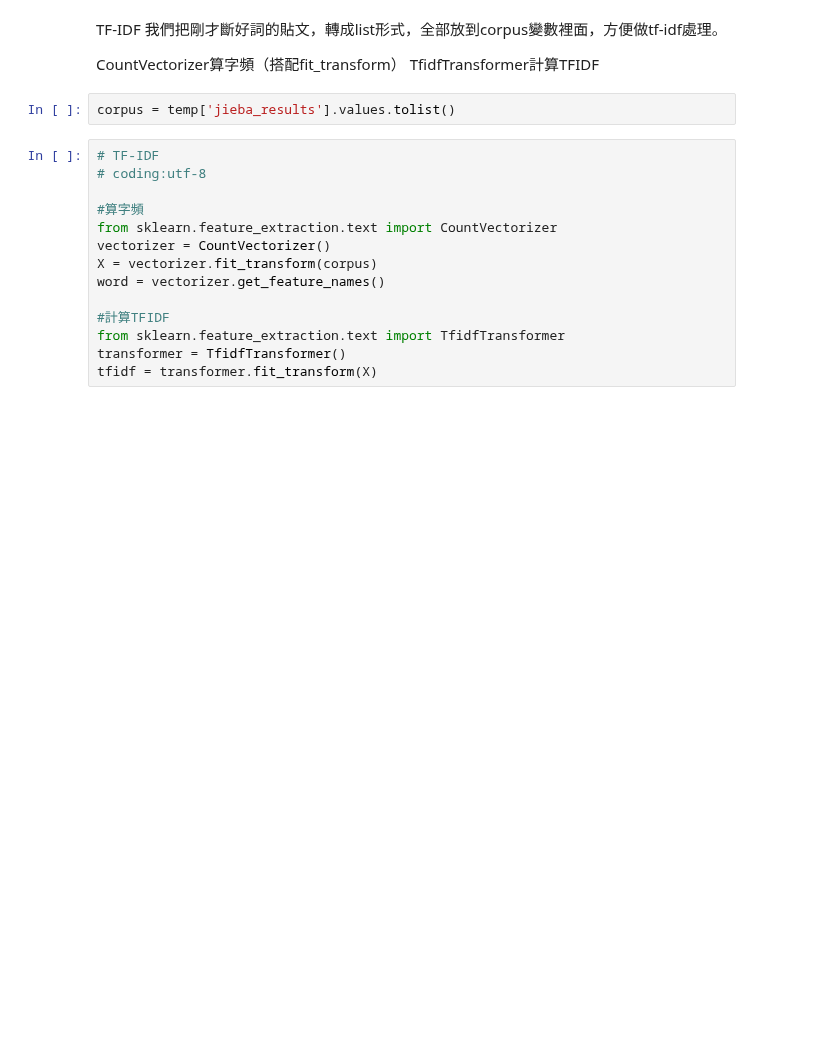
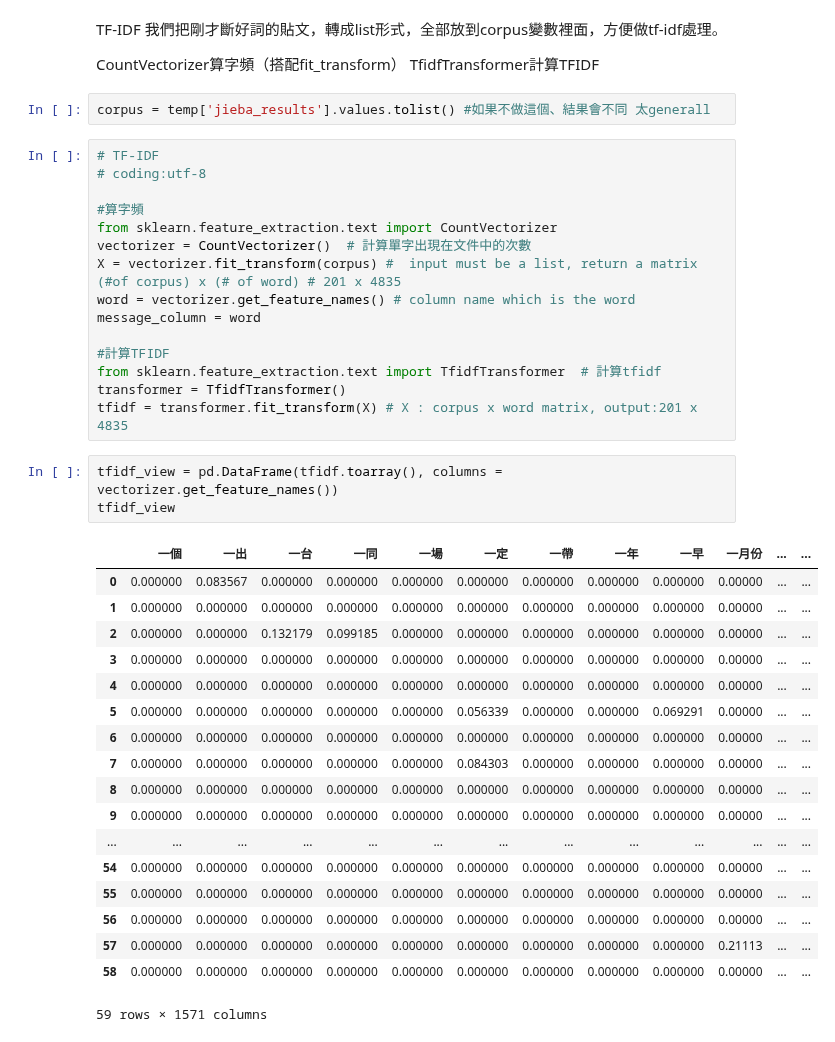
Before and after one commit to twtzuyuchen/Politisc_and_information, a Jupyter notebook: 文字探勘楊曜.ipynb, the cells around one changed output. Drawn from its saved outputs; the diff is of its cells as text; blank space fills up the shorter version.

```diff
--- a/文字探勘楊曜.ipynb
+++ b/文字探勘楊曜.ipynb
@@ -232,19 +177,42 @@ TF-IDF
 CountVectorizer算字頻（搭配fit_transform）
 TfidfTransformer計算TFIDF
 # %%
-corpus = temp['jieba_results'].values.tolist()
+corpus = temp['jieba_results'].values.tolist() #如果不做這個、結果會不同 太generall
 # %%
 # TF-IDF
 # coding:utf-8
 
 #算字頻
 from sklearn.feature_extraction.text import CountVectorizer
-vectorizer = CountVectorizer()
-X = vectorizer.fit_transform(corpus)
-word = vectorizer.get_feature_names()
+vectorizer = CountVectorizer()  # 計算單字出現在文件中的次數
+X = vectorizer.fit_transform(corpus) #  input must be a list, return a matrix (#of corpus) x (# of word) # 201 x 4835
+word = vectorizer.get_feature_names() # column name which is the word
+message_column = word
 
 #計算TFIDF
-from sklearn.feature_extraction.text import TfidfTransformer
+from sklearn.feature_extraction.text import TfidfTransformer  # 計算tfidf
 transformer = TfidfTransformer()
-tfidf = transformer.fit_transform(X)
+tfidf = transformer.fit_transform(X) # X : corpus x word matrix, output:201 x 4835
+# %%
+tfidf_view = pd.DataFrame(tfidf.toarray(), columns = vectorizer.get_feature_names())
+tfidf_view
+# %% [output]
+|  | 一個 | 一出 | 一台 | 一同 | 一場 | 一定 | 一帶 | 一年 | 一早 | 一月份 | ... | ... |
+| 0 | 0.000000 | 0.083567 | 0.000000 | 0.000000 | 0.000000 | 0.000000 | 0.000000 | 0.000000 | 0.000000 | 0.00000 | ... | ... |
+| 1 | 0.000000 | 0.000000 | 0.000000 | 0.000000 | 0.000000 | 0.000000 | 0.000000 | 0.000000 | 0.000000 | 0.00000 | ... | ... |
+| 2 | 0.000000 | 0.000000 | 0.132179 | 0.099185 | 0.000000 | 0.000000 | 0.000000 | 0.000000 | 0.000000 | 0.00000 | ... | ... |
+| 3 | 0.000000 | 0.000000 | 0.000000 | 0.000000 | 0.000000 | 0.000000 | 0.000000 | 0.000000 | 0.000000 | 0.00000 | ... | ... |
+| 4 | 0.000000 | 0.000000 | 0.000000 | 0.000000 | 0.000000 | 0.000000 | 0.000000 | 0.000000 | 0.000000 | 0.00000 | ... | ... |
+| 5 | 0.000000 | 0.000000 | 0.000000 | 0.000000 | 0.000000 | 0.056339 | 0.000000 | 0.000000 | 0.069291 | 0.00000 | ... | ... |
+| 6 | 0.000000 | 0.000000 | 0.000000 | 0.000000 | 0.000000 | 0.000000 | 0.000000 | 0.000000 | 0.000000 | 0.00000 | ... | ... |
+| 7 | 0.000000 | 0.000000 | 0.000000 | 0.000000 | 0.000000 | 0.084303 | 0.000000 | 0.000000 | 0.000000 | 0.00000 | ... | ... |
+| 8 | 0.000000 | 0.000000 | 0.000000 | 0.000000 | 0.000000 | 0.000000 | 0.000000 | 0.000000 | 0.000000 | 0.00000 | ... | ... |
+| 9 | 0.000000 | 0.000000 | 0.000000 | 0.000000 | 0.000000 | 0.000000 | 0.000000 | 0.000000 | 0.000000 | 0.00000 | ... | ... |
+| ... | ... | ... | ... | ... | ... | ... | ... | ... | ... | ... | ... | ... |
+| 54 | 0.000000 | 0.000000 | 0.000000 | 0.000000 | 0.000000 | 0.000000 | 0.000000 | 0.000000 | 0.000000 | 0.00000 | ... | ... |
+| 55 | 0.000000 | 0.000000 | 0.000000 | 0.000000 | 0.000000 | 0.000000 | 0.000000 | 0.000000 | 0.000000 | 0.00000 | ... | ... |
+| 56 | 0.000000 | 0.000000 | 0.000000 | 0.000000 | 0.000000 | 0.000000 | 0.000000 | 0.000000 | 0.000000 | 0.00000 | ... | ... |
+| 57 | 0.000000 | 0.000000 | 0.000000 | 0.000000 | 0.000000 | 0.000000 | 0.000000 | 0.000000 | 0.000000 | 0.21113 | ... | ... |
+| 58 | 0.000000 | 0.000000 | 0.000000 | 0.000000 | 0.000000 | 0.000000 | 0.000000 | 0.000000 | 0.000000 | 0.00000 | ... | ... |
+59 rows × 1571 columns
 # %%
```
Also changed, not shown: parts of 61 cells of this notebook, 3 other files.
